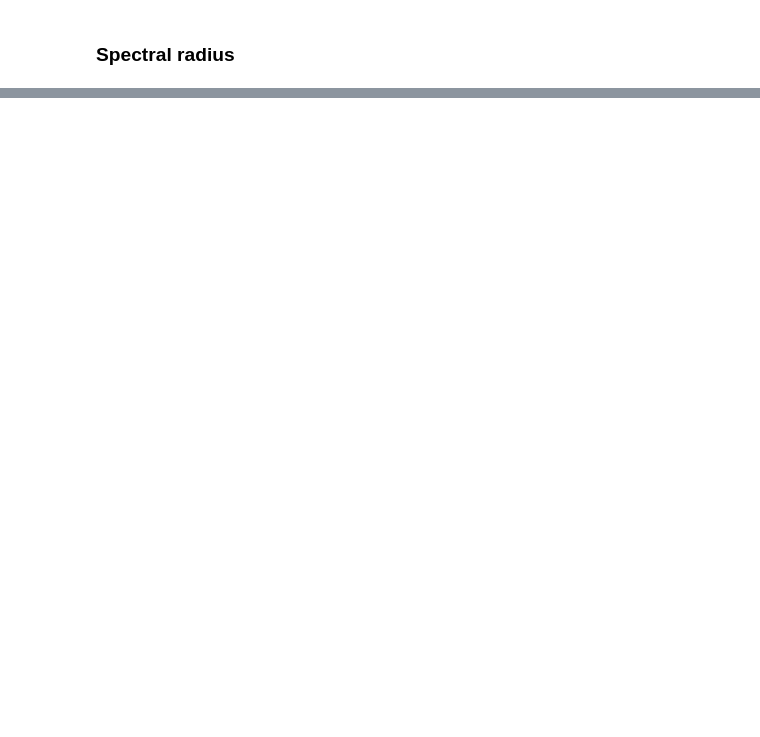
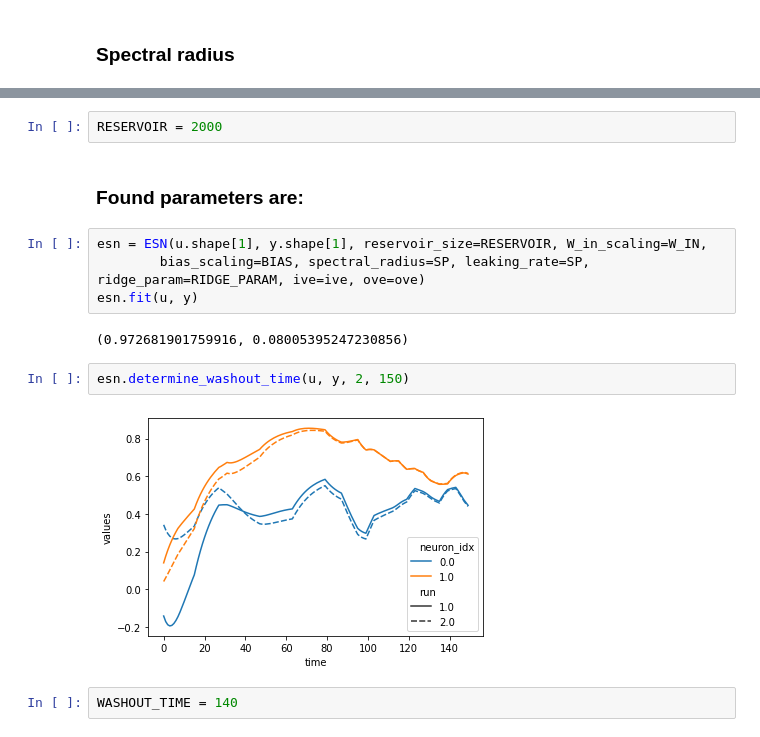
Before and after one commit to Rmko4/ML-Unfinished-Fugue, a Jupyter notebook: tune_esn.ipynb, the cells around one changed output, grey strips where cells are left out. Drawn from its saved outputs; the diff is of its cells as text; blank space fills up the shorter version.

```diff
--- a/tune_esn.ipynb
+++ b/tune_esn.ipynb
@@ -189,0 +279,16 @@ esn.determine_washout_time(u, y, 2, 30)
+# %%
+RESERVOIR = 2000
+# %% [markdown]
+### Found parameters are:
+# %%
+esn = ESN(u.shape[1], y.shape[1], reservoir_size=RESERVOIR, W_in_scaling=W_IN,
+        bias_scaling=BIAS, spectral_radius=SP, leaking_rate=SP, ridge_param=RIDGE_PARAM, ive=ive, ove=ove)
+esn.fit(u, y)
+# %% [output]
+(0.972681901759916, 0.08005395247230856)
+# %%
+esn.determine_washout_time(u, y, 2, 150)
+# %% [output]
+[figure, added]
+# %%
+WASHOUT_TIME = 140
```
Also changed, not shown: parts of 30 cells of this notebook, 4 other files.
